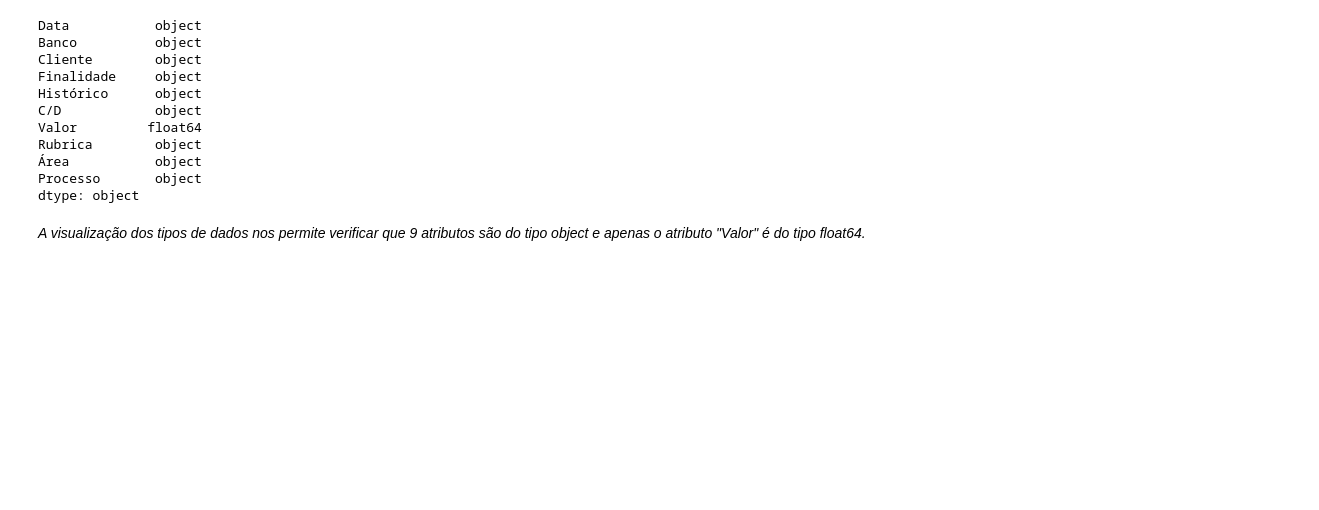
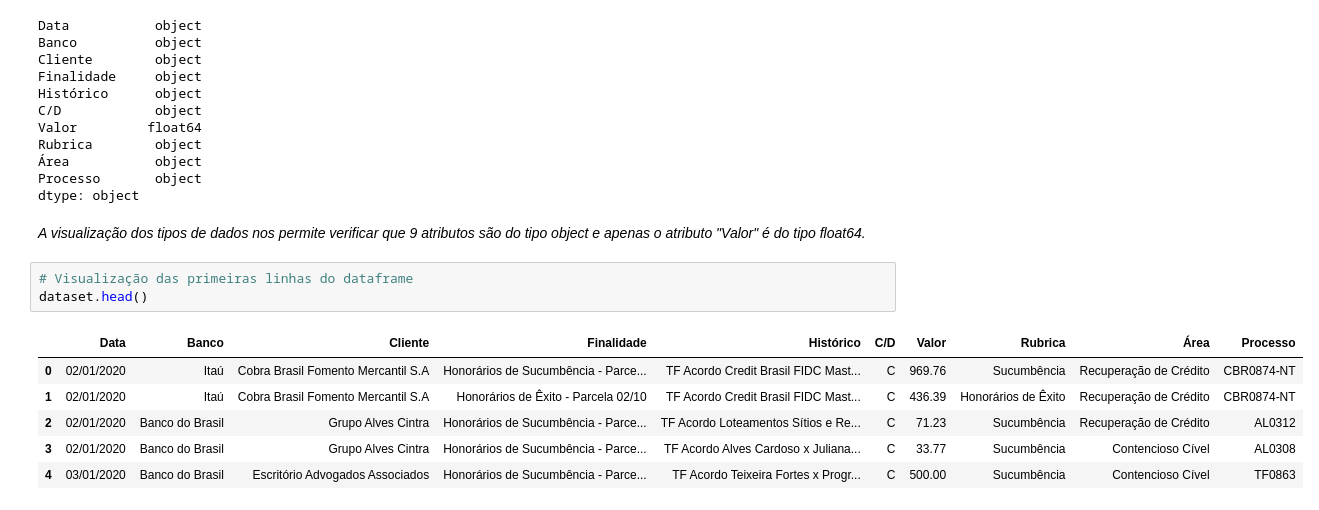
Before and after one commit to PedroHudson/PUC_MVP3, a Jupyter notebook: MVP_Engenharia_de_Dados.ipynb, the cells around one changed output. Saved outputs shown, nothing was run; the diff lists cells and outputs as text; blank space fills up the shorter version.

```diff
--- a/MVP_Engenharia_de_Dados.ipynb
+++ b/MVP_Engenharia_de_Dados.ipynb
@@ -91,3 +90,13 @@ Processo       object
 dtype: object
 # %% [markdown]
 *A visualização dos tipos de dados nos permite verificar que 9 atributos são do tipo object e apenas o atributo "Valor" é do tipo float64.*
+# %%
+# Visualização das primeiras linhas do dataframe
+dataset.head()
+# %% [output]
+|  | Data | Banco | Cliente | Finalidade | Histórico | C/D | Valor | Rubrica | Área | Processo |
+| 0 | 02/01/2020 | Itaú | Cobra Brasil Fomento Mercantil S.A | Honorários de Sucumbência - Parce... | TF Acordo Credit Brasil FIDC Mast... | C | 969.76 | Sucumbência | Recuperação de Crédito | CBR0874-NT |
+| 1 | 02/01/2020 | Itaú | Cobra Brasil Fomento Mercantil S.A | Honorários de Êxito - Parcela 02/10 | TF Acordo Credit Brasil FIDC Mast... | C | 436.39 | Honorários de Êxito | Recuperação de Crédito | CBR0874-NT |
+| 2 | 02/01/2020 | Banco do Brasil | Grupo Alves Cintra | Honorários de Sucumbência - Parce... | TF Acordo Loteamentos Sítios e Re... | C | 71.23 | Sucumbência | Recuperação de Crédito | AL0312 |
+| 3 | 02/01/2020 | Banco do Brasil | Grupo Alves Cintra | Honorários de Sucumbência - Parce... | TF Acordo Alves Cardoso x Juliana... | C | 33.77 | Sucumbência | Contencioso Cível | AL0308 |
+| 4 | 03/01/2020 | Banco do Brasil | Escritório Advogados Associados | Honorários de Sucumbência - Parce... | TF Acordo Teixeira Fortes x Progr... | C | 500.00 | Sucumbência | Contencioso Cível | TF0863 |
```
Also changed, not shown: parts of 2 cells of this notebook.
